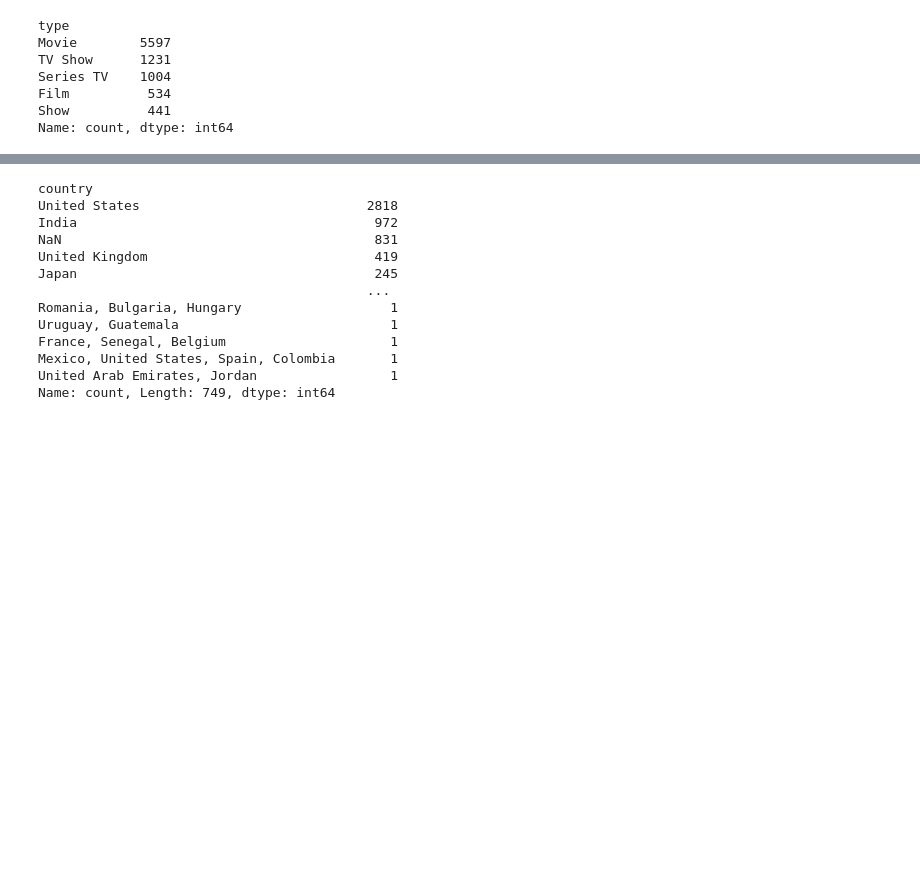
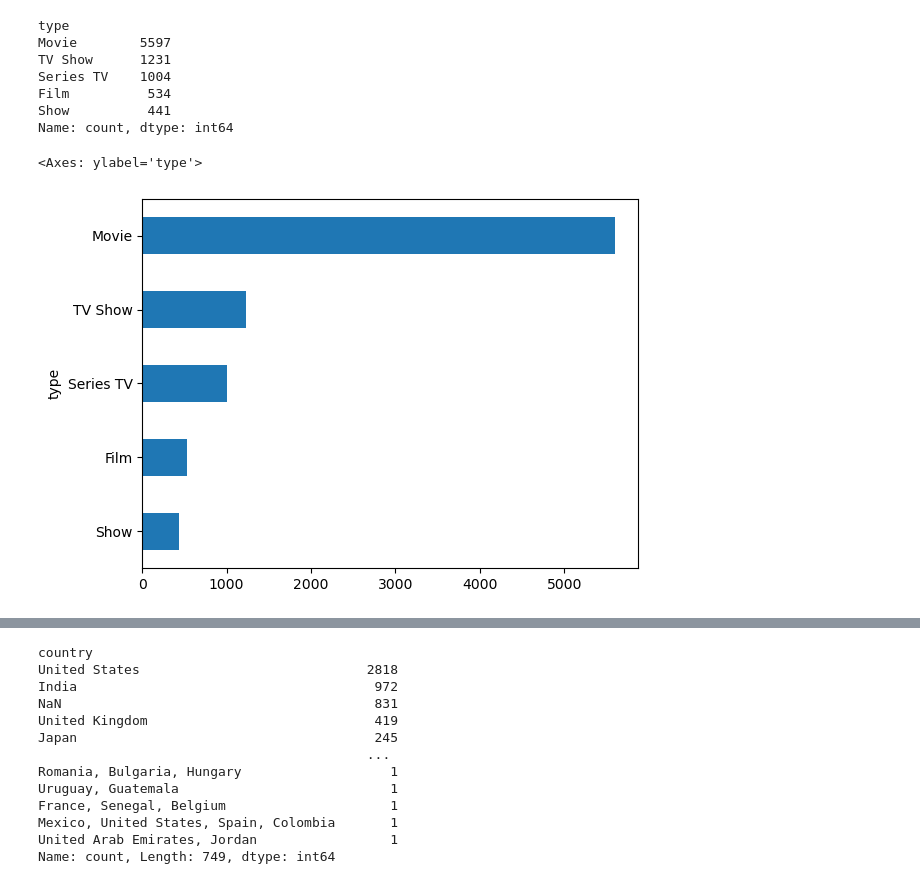
Before and after one commit to CanaryBrianArmas/ONLINE_DS_THEBRIDGE_-Ejercicios-a-corregir, a Jupyter notebook: Sprint_5/Unidad_1/18_Practica_Obligatoria_ETL.ipynb, the cells around one changed output, grey strips where cells are left out. Saved outputs shown, nothing was run; the diff lists cells and outputs as text; code cells hidden in the pictures; blank space fills up the shorter version.

```diff
--- a/Sprint_5/Unidad_1/18_Practica_Obligatoria_ETL.ipynb
+++ b/Sprint_5/Unidad_1/18_Practica_Obligatoria_ETL.ipynb
@@ -74,3 +87,8 @@ Series TV    1004
 Film          534
 Show          441
 Name: count, dtype: int64
+# %%
+df_peliculas["type"].value_counts(ascending = True).plot(kind = "barh")
+# %% [output]
+<Axes: ylabel='type'>
+[figure, added]
```
Also changed, not shown: parts of 24 cells of this notebook, 5 other files.
